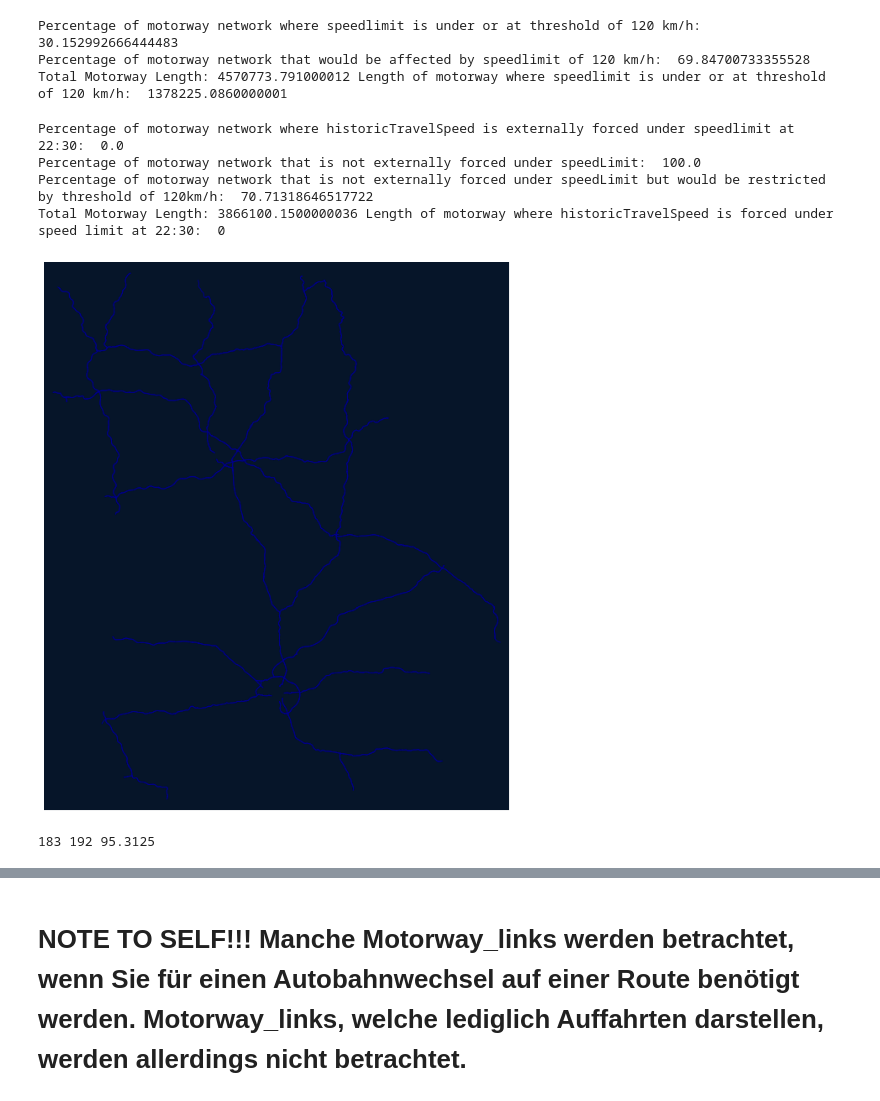
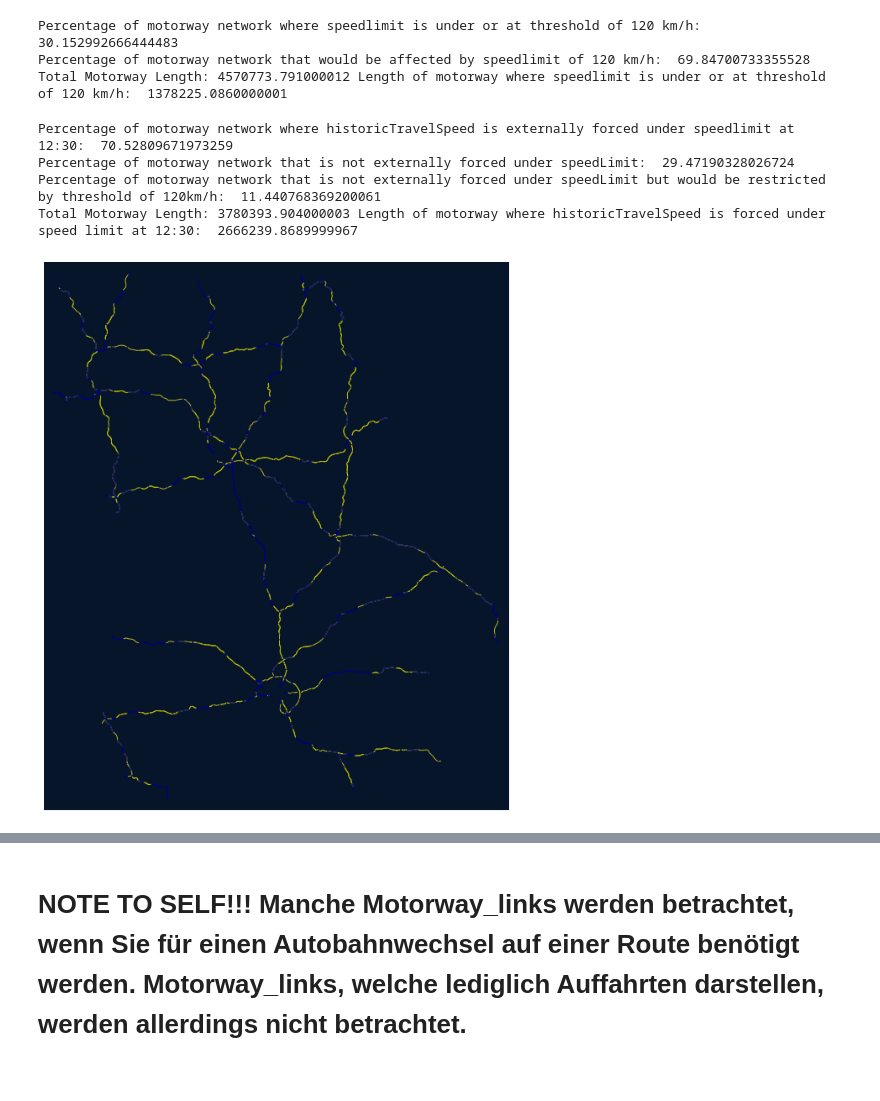
Before and after one commit to jpkunkler/motorway-speedlimit-research, a Jupyter notebook: Untitled.ipynb, the cells around one changed output, grey strips where cells are left out. Drawn from its saved outputs; the diff is of its cells as text; code cells hidden in the pictures.

```diff
--- a/Untitled.ipynb
+++ b/Untitled.ipynb
@@ -1076,13 +826,3 @@ def get_edge_TomTom_Attribute(requestedTime="16:00", requestedAttribute="travelS
                 out.update({edge: None})
 
     return out
-# %%
-threshold = 120
-
-edge_counter = 0
-for e, data in get_edge_TomTom_Attribute().items():
-    if data is not None and data > 120:
-        edge_counter += 1
-
-# Deutsche Autobahnen sind auf 70% der Länge unbeschränkt
-print(edge_counter, motorway_edges_total,f"Motorway Edges with travel speed higher than threshold of {threshold} km/h: ", round(edge_counter/motorway_edges_total *100, 2), "Percent")
@@ -1152,7 +890,7 @@ Percentage of motorway network where speedlimit is under or at threshold of 120
 Percentage of motorway network that would be affected by speedlimit of 120 km/h:  69.84700733355528
 Total Motorway Length: 4570773.791000012 Length of motorway where speedlimit is under or at threshold of 120 km/h:  1378225.0860000001
 # %%
-reqTime = "22:30"
+reqTime = "12:30"
 thresholdAttribute = "historicTravelSpeed"
 threshold = 120
 
@@ -1173,37 +911,37 @@ for e, speedlimit in nx.get_edge_attributes(G,"maxspeed").items():
         noTrafficTravelSpeed = G.edges[e]["tomtomData"][reqTime]["noTrafficTravelSpeed"]
         trafficDelay = G.edges[e]["tomtomData"][reqTime]["historicTrafficTravelTimeInSeconds"] - G.edges[e]["tomtomData"][reqTime]["noTrafficTravelTimeInSeconds"]
 
         if speedlimit == "none":
             speedlimit = 10000
         if speedlimit == "signals":
             speedlimit = 120 # assumption
         if isinstance(speedlimit, list):
             speedlimit = getSpeedLimitFromList(speedlimit)
 
         n1,n2, _ = e
         if int(speedlimit) > travelSpeed and trafficDelay > 0:
             motorway_length_where_speed_externally_forced_under_limit += G.edges[e]["length"]
             edgesForcedUnderSpeedlimit.append((n1,n2))
         else:
             motorway_length_where_speed_not_externally_decreased += G.edges[e]["length"]
             if int(speedlimit) > threshold:
                 edgesPotentiallyRestricted.append((n1,n2))
                 motorway_length_restricted += G.edges[e]["length"]
 
-
-
         motorway_length_total +=  G.edges[e]["length"]
-
 
 pct_under_speedLimit = motorway_length_where_speed_externally_forced_under_limit/motorway_length_total * 100
 pct_above_speedLimit = motorway_length_where_speed_not_externally_decreased/motorway_length_total * 100
 pct_that_would_be_restricted = motorway_length_restricted/motorway_length_total * 100
 print(f"Percentage of motorway network where {thresholdAttribute} is externally forced under speedlimit at {reqTime}: ", pct_under_speedLimit)
 print("Percentage of motorway network that is not externally forced under speedLimit: ", pct_above_speedLimit)
 print(f"Percentage of motorway network that is not externally forced under speedLimit but would be restricted by threshold of {threshold}km/h: ", pct_that_would_be_restricted)
 print("Total Motorway Length:", motorway_length_total, f"Length of motorway where {thresholdAttribute} is forced under speed limit at {reqTime}: ", motorway_length_where_speed_externally_forced_under_limit)
+
+plotRelevantEdges(edgesForcedUnderSpeedlimit)
 # %% [output]
-Percentage of motorway network where historicTravelSpeed is externally forced under speedlimit at 22:30:  0.0
-Percentage of motorway network that is not externally forced under speedLimit:  100.0
-Percentage of motorway network that is not externally forced under speedLimit but would be restricted by threshold of 120km/h:  70.71318646517722
-Total Motorway Length: 3866100.1500000036 Length of motorway where historicTravelSpeed is forced under speed limit at 22:30:  0
+Percentage of motorway network where historicTravelSpeed is externally forced under speedlimit at 12:30:  70.52809671973259
+Percentage of motorway network that is not externally forced under speedLimit:  29.47190328026724
+Percentage of motorway network that is not externally forced under speedLimit but would be restricted by threshold of 120km/h:  11.440768369200061
+Total Motorway Length: 3780393.904000003 Length of motorway where historicTravelSpeed is forced under speed limit at 12:30:  2666239.8689999967
+[figure, added]
@@ -1218,4 +947,0 @@ def plotRelevantNodes(nodeList):
-# %%
-plotRelevantEdges(edgesForcedUnderSpeedlimit)
-# %% [output]
-[figure, removed]
@@ -1258,4 +947,0 @@ for idx, row in df_verkehr.iterrows():
-# %%
-print(counter, total, counter/total * 100)
-# %% [output]
-183 192 95.3125
```
Also changed, not shown: parts of 128 cells of this notebook, 3 other files.
